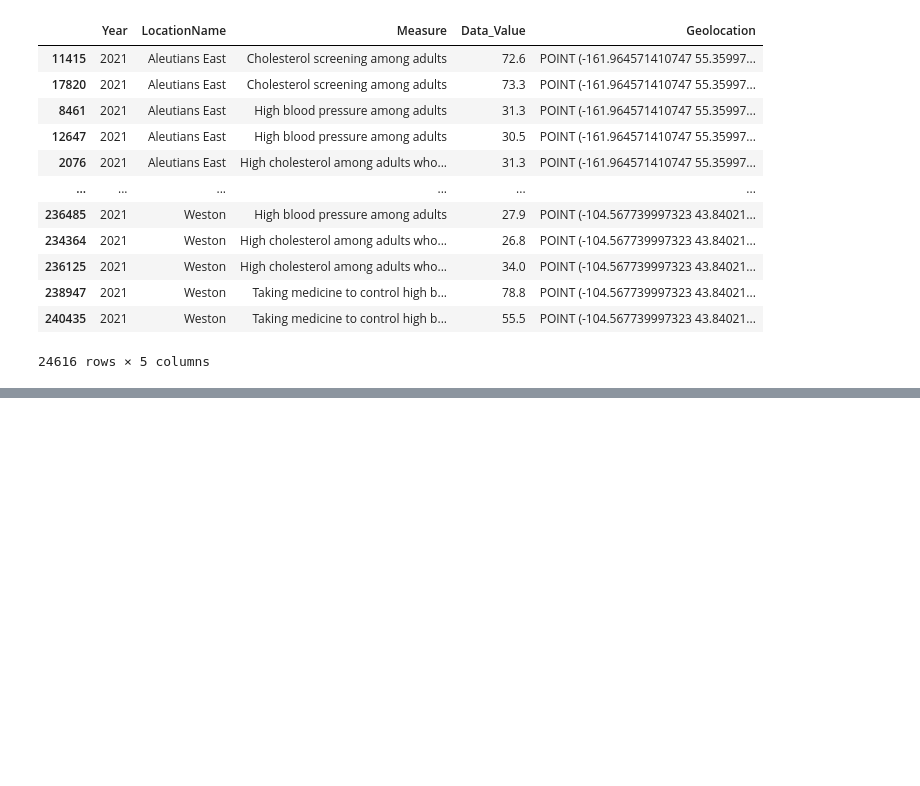
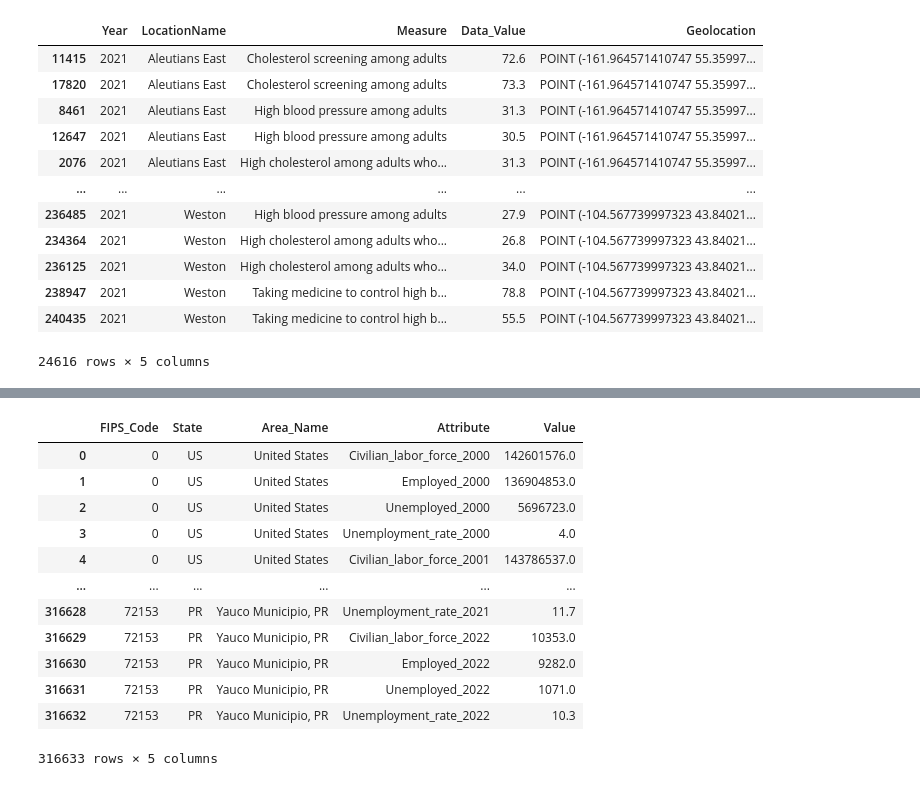
Before and after one commit to k2narendra/Income_vs_Health_Analysis, a Jupyter notebook: Notebook/Capstone_income_vs_Health.ipynb, the cells around one changed output, grey strips where cells are left out. Cells and saved outputs as stored; diff of their text form; code cells hidden in the pictures; blank space fills up the shorter version.

```diff
--- a/Notebook/Capstone_income_vs_Health.ipynb
+++ b/Notebook/Capstone_income_vs_Health.ipynb
@@ -90,0 +110,19 @@ income_2021
+# %%
+#Read unimployment data
+unemployment_df= pd.read_csv('../Data/Unemployment.csv')
+# %%
+unemployment_df
+# %% [output]
+|  | FIPS_Code | State | Area_Name | Attribute | Value |
+| 0 | 0 | US | United States | Civilian_labor_force_2000 | 142601576.0 |
+| 1 | 0 | US | United States | Employed_2000 | 136904853.0 |
+| 2 | 0 | US | United States | Unemployed_2000 | 5696723.0 |
+| 3 | 0 | US | United States | Unemployment_rate_2000 | 4.0 |
+| 4 | 0 | US | United States | Civilian_labor_force_2001 | 143786537.0 |
+| ... | ... | ... | ... | ... | ... |
+| 316628 | 72153 | PR | Yauco Municipio, PR | Unemployment_rate_2021 | 11.7 |
+| 316629 | 72153 | PR | Yauco Municipio, PR | Civilian_labor_force_2022 | 10353.0 |
+| 316630 | 72153 | PR | Yauco Municipio, PR | Employed_2022 | 9282.0 |
+| 316631 | 72153 | PR | Yauco Municipio, PR | Unemployed_2022 | 1071.0 |
+| 316632 | 72153 | PR | Yauco Municipio, PR | Unemployment_rate_2022 | 10.3 |
+316633 rows × 5 columns
```
Also changed, not shown: parts of 6 cells of this notebook, 1 other file.
